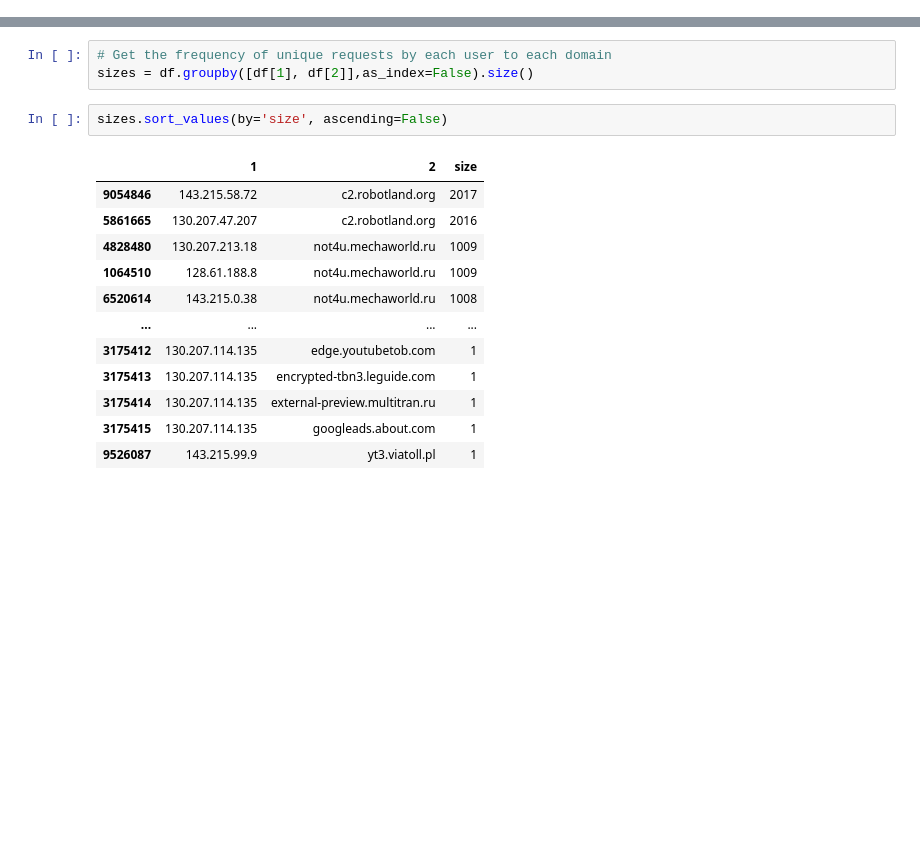
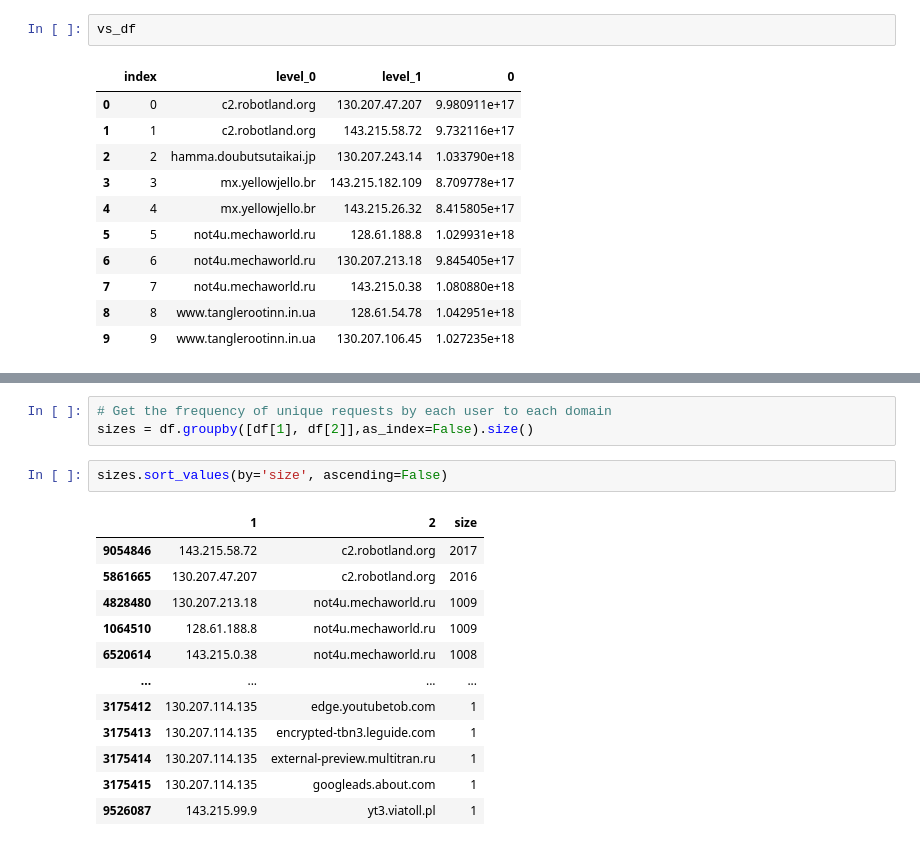
Before and after one commit to jamorr/nsa_challenge, a Jupyter notebook: lions-tigers-botnets.ipynb, the cells around one changed output, grey strips where cells are left out. Saved outputs shown, nothing was run; the diff lists cells and outputs as text; blank space fills up the shorter version.

```diff
--- a/lions-tigers-botnets.ipynb
+++ b/lions-tigers-botnets.ipynb
@@ -19,0 +31,14 @@ df
+# %%
+vs_df
+# %% [output]
+|  | index | level_0 | level_1 | 0 |
+| 0 | 0 | c2.robotland.org | 130.207.47.207 | 9.980911e+17 |
+| 1 | 1 | c2.robotland.org | 143.215.58.72 | 9.732116e+17 |
+| 2 | 2 | hamma.doubutsutaikai.jp | 130.207.243.14 | 1.033790e+18 |
+| 3 | 3 | mx.yellowjello.br | 143.215.182.109 | 8.709778e+17 |
+| 4 | 4 | mx.yellowjello.br | 143.215.26.32 | 8.415805e+17 |
+| 5 | 5 | not4u.mechaworld.ru | 128.61.188.8 | 1.029931e+18 |
+| 6 | 6 | not4u.mechaworld.ru | 130.207.213.18 | 9.845405e+17 |
+| 7 | 7 | not4u.mechaworld.ru | 143.215.0.38 | 1.080880e+18 |
+| 8 | 8 | www.tanglerootinn.in.ua | 128.61.54.78 | 1.042951e+18 |
+| 9 | 9 | www.tanglerootinn.in.ua | 130.207.106.45 | 1.027235e+18 |
```
Also changed, not shown: parts of 9 cells of this notebook, 3 other files.
